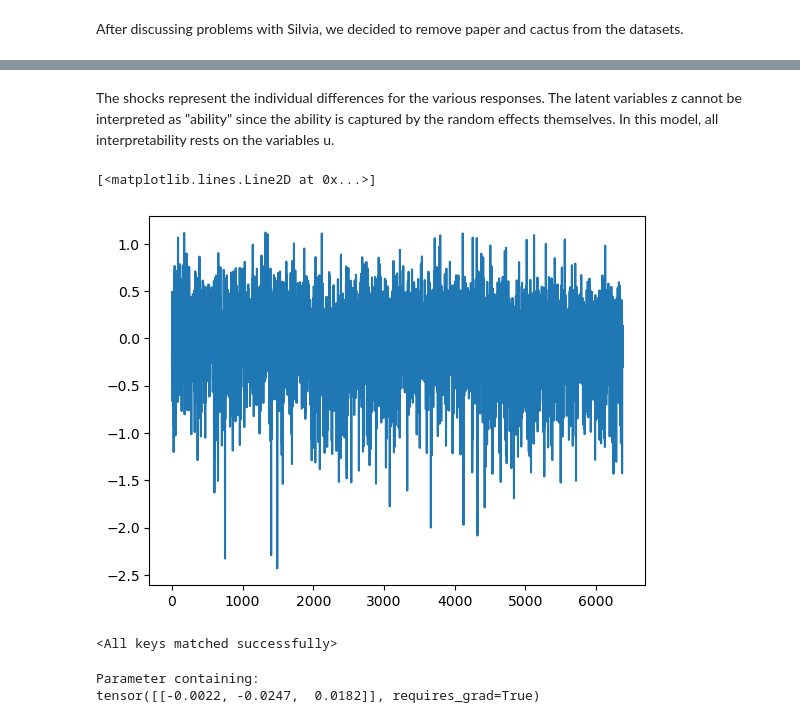
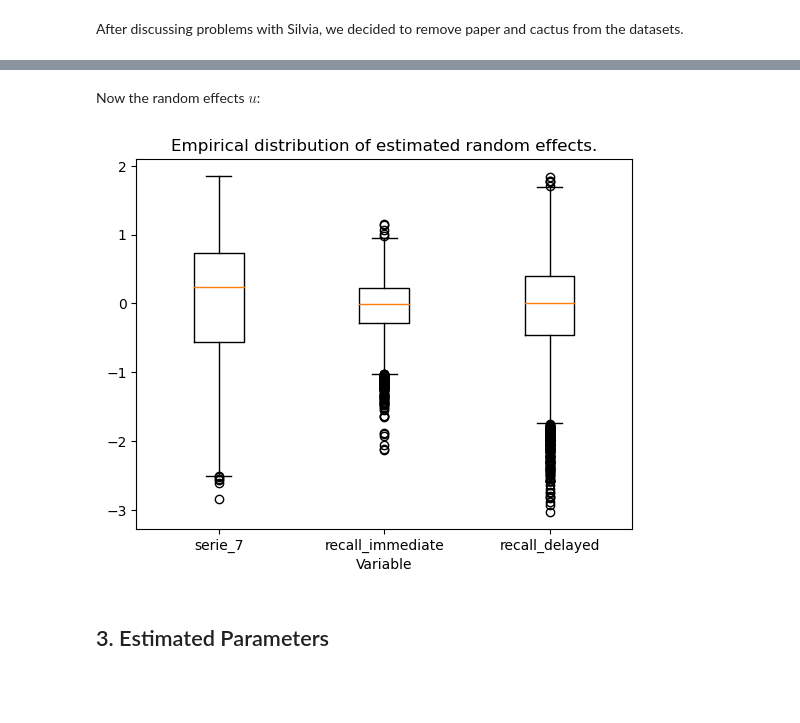
Before and after one commit to wiwh/gllvmprime, a Jupyter notebook: studies/HRS/VARGLLVM/HRS_VARGLLVM.ipynb, the cells around one changed output, grey strips where cells are left out. Saved outputs shown, nothing was run; the diff lists cells and outputs as text; code cells hidden in the pictures; blank space fills up the shorter version.

```diff
--- a/studies/HRS/VARGLLVM/HRS_VARGLLVM.ipynb
+++ b/studies/HRS/VARGLLVM/HRS_VARGLLVM.ipynb
@@ -504,7 +415,0 @@ Text(0.5, 1.0, 'Evolution of latent variables shocks over time for the first 100
-# %% [markdown]
-The shocks represent the individual differences for the various responses. The latent variables z cannot be interpreted as "ability" since the ability is captured by the random effects themselves. In this model, all interpretability rests on the variables u.
-# %%
-plt.plot(encoded_u[:,:,1].detach().numpy())
-# %% [output]
-[<matplotlib.lines.Line2D at 0x...>]
-[figure, removed]
@@ -513,9 +416,24 @@ torch.save(model.state_dict(), 'model1_onlypoisson_all.pth')
-# %%
-model.load_state_dict(torch.load('model1_onlypoisson_all.pth'))
-# %% [output]
-<All keys matched successfully>
-# %%
-model.wz
-# %% [output]
-Parameter containing:
-tensor([[-0.0022, -0.0247,  0.0182]], requires_grad=True)
+# %% [markdown]
+Now the random effects $u$:
+# %%
+import matplotlib.pyplot as plt
+
+# Your data and code for the boxplot
+plt.boxplot(encoded_u[:, 0].T.detach())
+
+# Define the variable names
+variable_names = ["serie_7", "recall_immediate", "recall_delayed"]
+
+# Set the x-axis tick labels
+plt.xticks(range(1, len(variable_names) + 1), variable_names)
+
+# Label the x-axis and add a title
+plt.xlabel("Variable")
+plt.title("Empirical distribution of estimated random effects.")
+
+# Show the plot
+plt.show()
+# %% [output]
+[figure, added]
+# %% [markdown]
+## 3. Estimated Parameters
```
Also changed, not shown: parts of 36 cells of this notebook, 5 other files.
